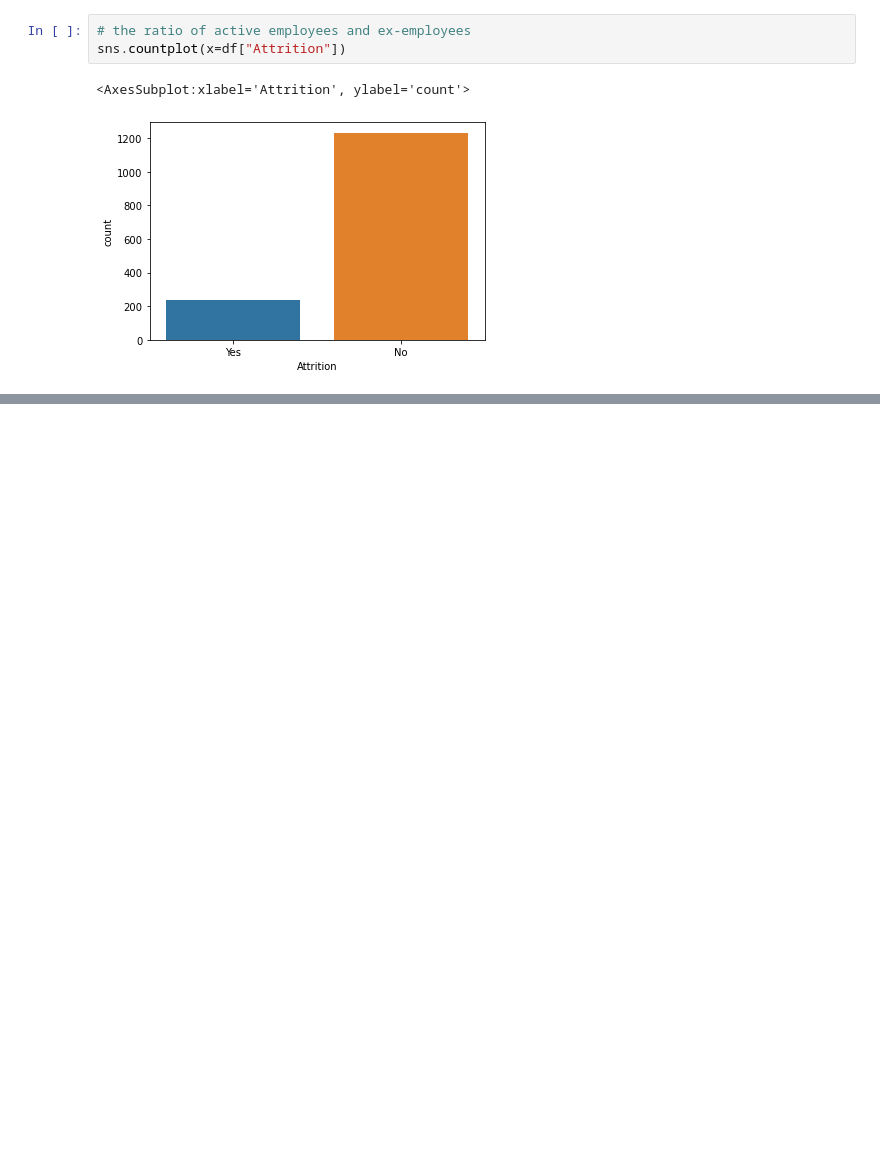
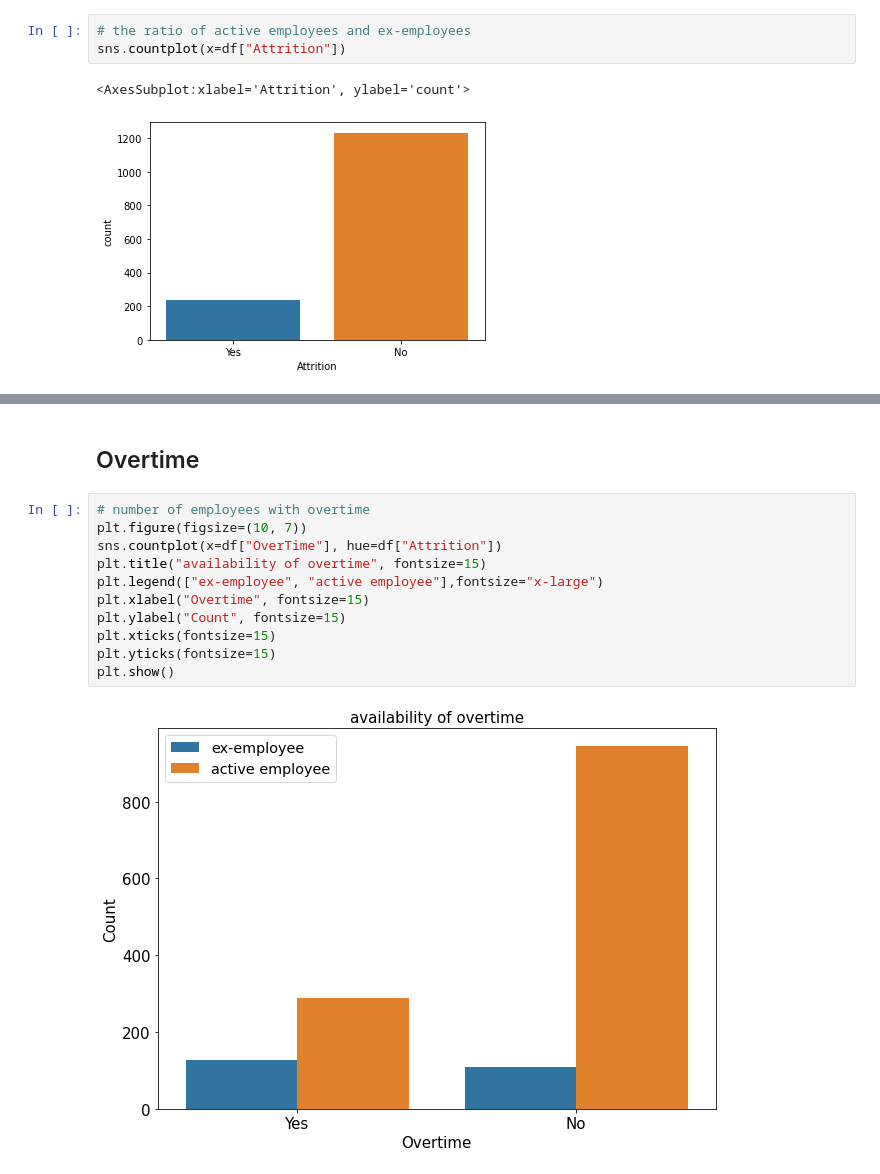
Before and after one commit to slavaminchuk/Employee-Churn, a Jupyter notebook: Отток сотрудников.ipynb, the cells around one changed output, grey strips where cells are left out. Drawn from its saved outputs; the diff is of its cells as text; blank space fills up the shorter version.

```diff
--- a/Отток сотрудников.ipynb
+++ b/Отток сотрудников.ipynb
@@ -202,0 +204,15 @@ SyntaxError: invalid syntax (1256240093.py, line 1)
+# %% [markdown]
+## Overtime
+# %%
+# number of employees with overtime
+plt.figure(figsize=(10, 7))
+sns.countplot(x=df["OverTime"], hue=df["Attrition"])
+plt.title("availability of overtime", fontsize=15)
+plt.legend(["ex-employee", "active employee"],fontsize="x-large")
+plt.xlabel("Overtime", fontsize=15)
+plt.ylabel("Count", fontsize=15)
+plt.xticks(fontsize=15)
+plt.yticks(fontsize=15)
+plt.show()
+# %% [output]
+[figure, added]
```
Also changed, not shown: parts of 15 cells of this notebook.
